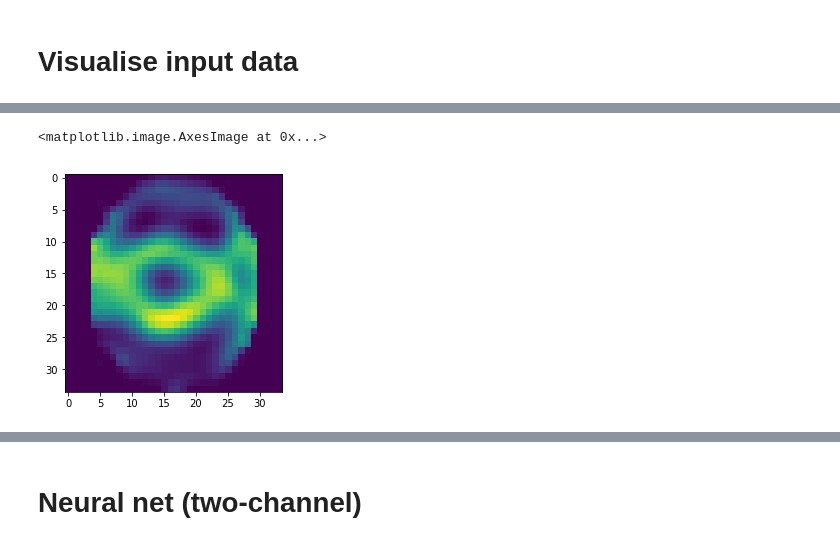
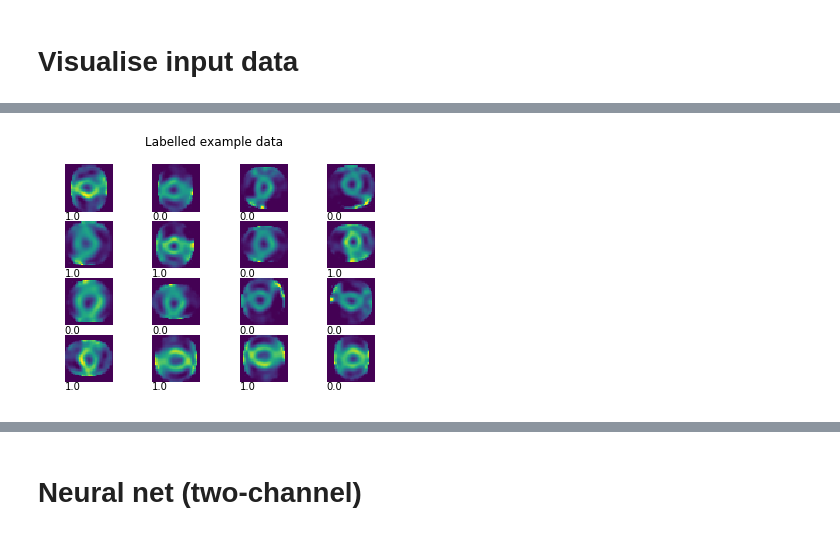
Before and after one commit to Smith42/heart-cnn, a Jupyter notebook: heartData_2d-2channel.ipynb, the cells around one changed output, grey strips where cells are left out. Drawn from its saved outputs; the diff is of its cells as text; code cells hidden in the pictures.

```diff
--- a/heartData_2d-2channel.ipynb
+++ b/heartData_2d-2channel.ipynb
@@ -134,29 +132,37 @@ def expandData(arr):
 abDir = "./data/rlst"
 abDat = importDir(abDir)
 abDat = np.moveaxis(abDat,1,-1)
-expAb = expandData(abDat)
 
 normDir = "./data/nlst"
 normDat = importDir(normDir)[:abDat.shape[0]] # Normal and abnormal data same number of ppts
 normDat = np.moveaxis(normDat,1,-1)
-expNorm = expandData(normDat)
 
-inData = np.concatenate([expNorm, expAb])
+inData = np.concatenate([normDat, abDat])
 
 # Do labelling
-normLab = np.zeros(expNorm.shape[0])
-abLab = np.ones(expAb.shape[0])
+normLab = np.ones(normDat.shape[0])
+abLab = np.zeros(abDat.shape[0])
 labels = np.concatenate([normLab, abLab])
 
 # Mutual shuffle
 shufData, shufLab = sklearn.utils.shuffle(inData, labels, random_state=1)
 shufData = np.reshape(shufData,(-1,34,34,2))
-shufLabOH = np.eye(2)[shufLab.astype(int)] # One hot encode
 
 # k fold the data
 k = 3
 kfoldData = np.array_split(shufData, k)
-kfoldLabelsOH = np.array_split(shufLabOH, k)
 kfoldLabels = np.array_split(shufLab, k)
+kfoldLabelsOH = []
+
+# Expand each k-fold
+for i in np.arange(k):
+    kfoldData[i] = expandData(kfoldData[i])
+    kfoldLabels[i] = np.tile(kfoldLabels[i],16)
+
+    # Mutual shuffle each k-fold so different expanded arrays are processed each batch
+    kfoldData[i], kfoldLabels[i] = sklearn.utils.shuffle(kfoldData[i], kfoldLabels[i], random_state=1)
+
+    kfoldLabelsOH.append(np.eye(2)[kfoldLabels[i].astype(int)]) # One hot encode
+
 print("k =", kfoldData[0].shape)
 # %% [output]
@@ -171,5 +172,24 @@ plt.imshow(shufData[300,:,:,1])
-# %%
-plt.imshow(shufData[300,:,:,0])
-# %% [output]
-<matplotlib.image.AxesImage at 0x...>
-[figure, removed]
+# %%
+from random import randint
+
+def visualiseData(inData, classData, gridSize, axis):
+    """
+    Plot labelled example data in a gridSize*gridSize grid.
+    If Axis is True return plot with labelled axes.
+    """
+    fig, ax = plt.subplots(gridSize, gridSize)
+    plt.suptitle("Labelled example data")
+    r = randint(0,len(classData)-16)
+    k = 0
+    for i in np.arange(0,gridSize,1):
+        for j in np.arange(0,gridSize,1):
+            k = k + 1
+            ax[i,j].imshow(inData[r+k])
+            if axis == False:
+                ax[i,j].axis("off")
+            ax[i,j].annotate(classData[r+k], xy=(0, 0), xycoords='axes points',\
+                        size=10, ha='left', va='top')
+
+visualiseData(kfoldData[0][:,:,:,0],kfoldLabels[0],4,False)
+# %% [output]
+[figure, added]
```
Also changed, not shown: parts of 8 cells of this notebook, 6 other files.
